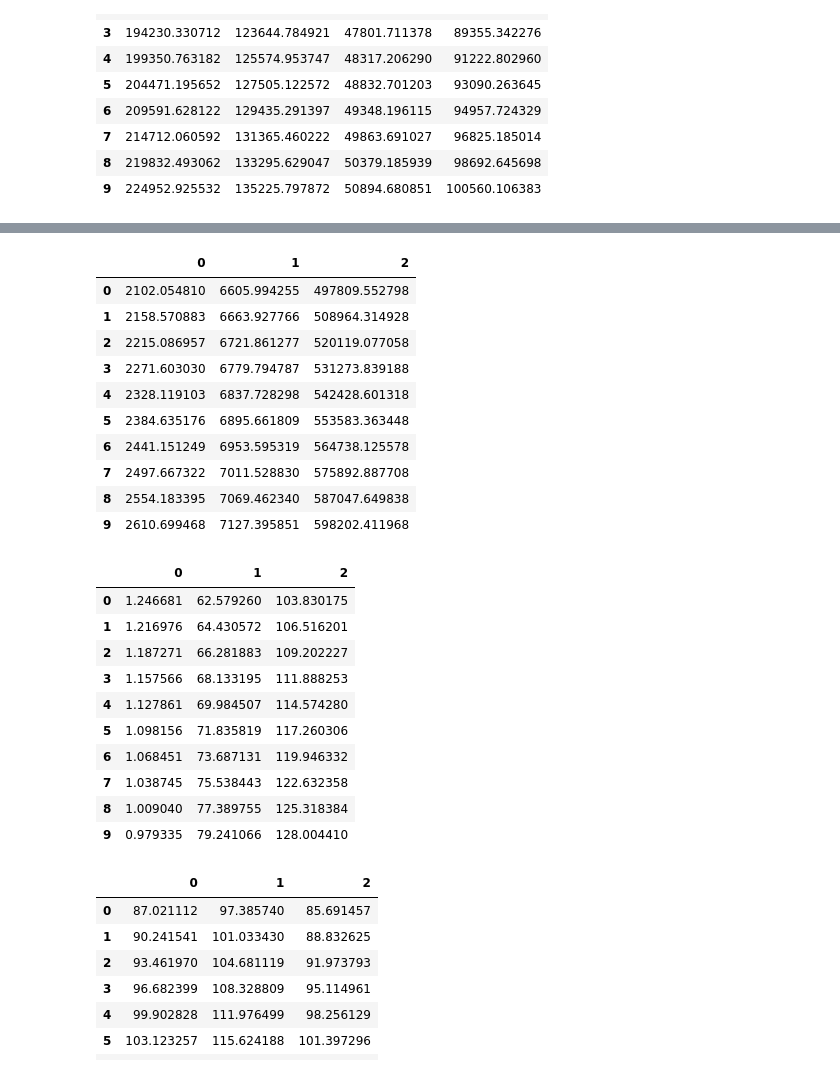
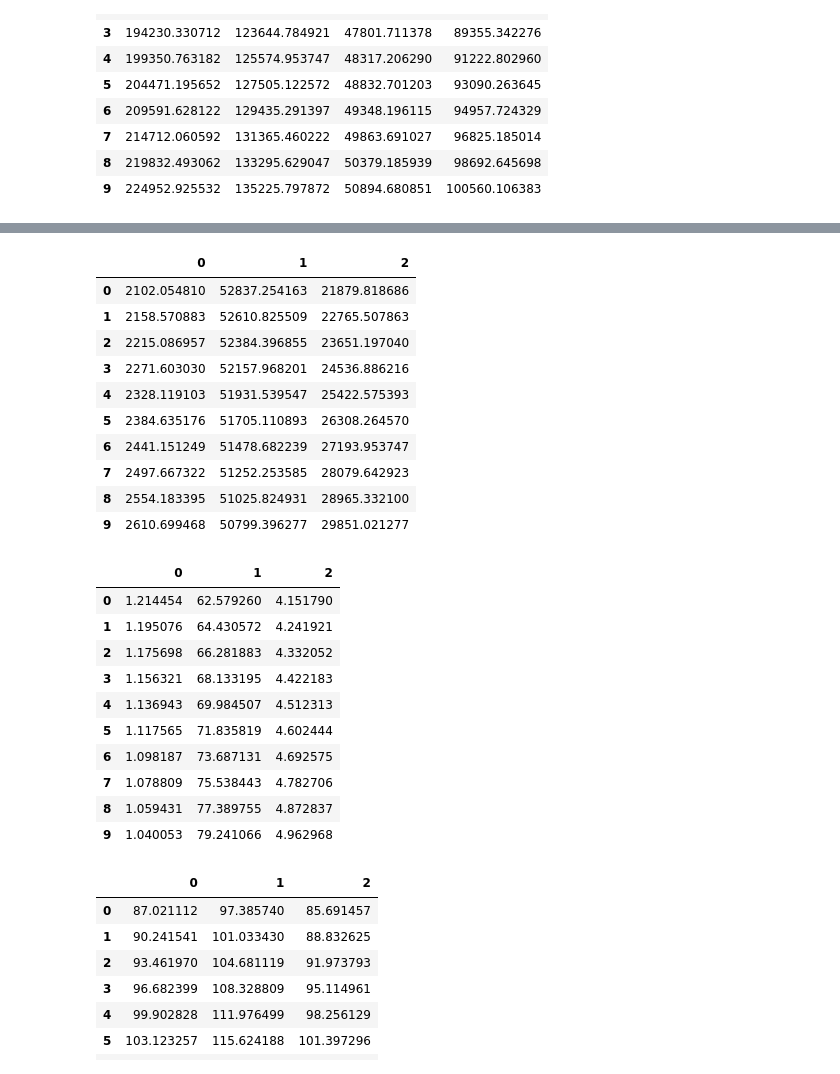
Before and after one commit to ELALAY/Morocco-Energy-Consumption-Production-Prediction, a Jupyter notebook: Gas Factors Prediction .ipynb, the cells around one changed output, grey strips where cells are left out. Cells and saved outputs as stored; diff of their text form; code cells hidden in the pictures.

```diff
--- a/Gas Factors Prediction .ipynb
+++ b/Gas Factors Prediction .ipynb
@@ -137,10 +155,11 @@ cat1_predicted_Linear
 | 9 | 224952.925532 | 135225.797872 | 50894.680851 | 100560.106383 |
 # %%
 #Category 2
-pop_growth= df['Population growth (%)']
+Degree_Urb = df['Degree of Urbanisation']
+pop_growth= df['Population growth']
 pop_density = df['Population density (%)']
-gdp_billions = df['GDP (billion USD)']
-cat2 = pd.concat([pop_growth, pop_density, gdp_billions], axis = 1)
+gdp_billions = df['GDP(billion USD)']
+cat2 = pd.concat([Degree_Urb, pop_growth, pop_density, gdp_billions], axis = 1)
 #cat2
 
 cat2_Linear_model = LinearRegression()
@@ -163,34 +182,34 @@ cat2_predicted_Linear
 # %%
 #Category 3
-installed_cap_re= df['Installed capacity of renewable energies (MW)']
+installed_cap_re= df['Installed capacity % of renewable energies']
 reserves = df['Reserves (TJ)']
-oil_prod_import = df['Imports (TJ)']
-cat3 = pd.concat([installed_cap_re, reserves, oil_prod_import], axis = 1)
+gas_prod_import = df['Imports']
+cat3 = pd.concat([installed_cap_re, reserves, gas_prod_import], axis = 1)
 cat3
 cat3_Linear_model = LinearRegression()
 cat3_Linear_model.fit(years, cat3)
 cat3_predicted_Linear = cat3_Linear_model.predict(X_test)
 cat3_predicted_Linear = pd.DataFrame(cat3_predicted_Linear)
 cat3_predicted_Linear
 # %% [output]
 |  | 0 | 1 | 2 |
-| 0 | 2102.054810 | 6605.994255 | 497809.552798 |
-| 1 | 2158.570883 | 6663.927766 | 508964.314928 |
-| 2 | 2215.086957 | 6721.861277 | 520119.077058 |
-| 3 | 2271.603030 | 6779.794787 | 531273.839188 |
-| 4 | 2328.119103 | 6837.728298 | 542428.601318 |
-| 5 | 2384.635176 | 6895.661809 | 553583.363448 |
-| 6 | 2441.151249 | 6953.595319 | 564738.125578 |
-| 7 | 2497.667322 | 7011.528830 | 575892.887708 |
-| 8 | 2554.183395 | 7069.462340 | 587047.649838 |
-| 9 | 2610.699468 | 7127.395851 | 598202.411968 |
+| 0 | 2102.054810 | 52837.254163 | 21879.818686 |
+| 1 | 2158.570883 | 52610.825509 | 22765.507863 |
+| 2 | 2215.086957 | 52384.396855 | 23651.197040 |
+| 3 | 2271.603030 | 52157.968201 | 24536.886216 |
+| 4 | 2328.119103 | 51931.539547 | 25422.575393 |
+| 5 | 2384.635176 | 51705.110893 | 26308.264570 |
+| 6 | 2441.151249 | 51478.682239 | 27193.953747 |
+| 7 | 2497.667322 | 51252.253585 | 28079.642923 |
+| 8 | 2554.183395 | 51025.824931 | 28965.332100 |
+| 9 | 2610.699468 | 50799.396277 | 29851.021277 |
 # %%
 #Category 4
 #Population growth (%).1	GDP (Trillion USD)	Oil prices ($/MW)
 pop_growth_world= df['Population growth (%)']
 gdp_trillion = df['GDP (Trillion USD)']
-oil_prices = df['Natural Gas prices ($/MW)']
-cat4 = pd.concat([pop_growth_world, gdp_trillion, oil_prices], axis = 1)
+gas_prices = df['Natural gas prices ($/MBtu)']
+cat4 = pd.concat([pop_growth_world, gdp_trillion, gas_prices], axis = 1)
 cat4
 cat4_Linear_model = LinearRegression()
 cat4_Linear_model.fit(years, cat4)
@@ -199,16 +218,16 @@ cat4_predicted_Linear = pd.DataFrame(cat4_predicted_Linear)
 cat4_predicted_Linear
 # %% [output]
 |  | 0 | 1 | 2 |
-| 0 | 1.246681 | 62.579260 | 103.830175 |
-| 1 | 1.216976 | 64.430572 | 106.516201 |
-| 2 | 1.187271 | 66.281883 | 109.202227 |
-| 3 | 1.157566 | 68.133195 | 111.888253 |
-| 4 | 1.127861 | 69.984507 | 114.574280 |
-| 5 | 1.098156 | 71.835819 | 117.260306 |
-| 6 | 1.068451 | 73.687131 | 119.946332 |
-| 7 | 1.038745 | 75.538443 | 122.632358 |
-| 8 | 1.009040 | 77.389755 | 125.318384 |
-| 9 | 0.979335 | 79.241066 | 128.004410 |
+| 0 | 1.214454 | 62.579260 | 4.151790 |
+| 1 | 1.195076 | 64.430572 | 4.241921 |
+| 2 | 1.175698 | 66.281883 | 4.332052 |
+| 3 | 1.156321 | 68.133195 | 4.422183 |
+| 4 | 1.136943 | 69.984507 | 4.512313 |
+| 5 | 1.117565 | 71.835819 | 4.602444 |
+| 6 | 1.098187 | 73.687131 | 4.692575 |
+| 7 | 1.078809 | 75.538443 | 4.782706 |
+| 8 | 1.059431 | 77.389755 | 4.872837 |
+| 9 | 1.040053 | 79.241066 | 4.962968 |
 # %%
 #Category 5
 #Energy Security (%)	Energy Equity (%)	Environmental Sustainability (%)
```
Also changed, not shown: parts of 10 cells of this notebook, 2 other files.
